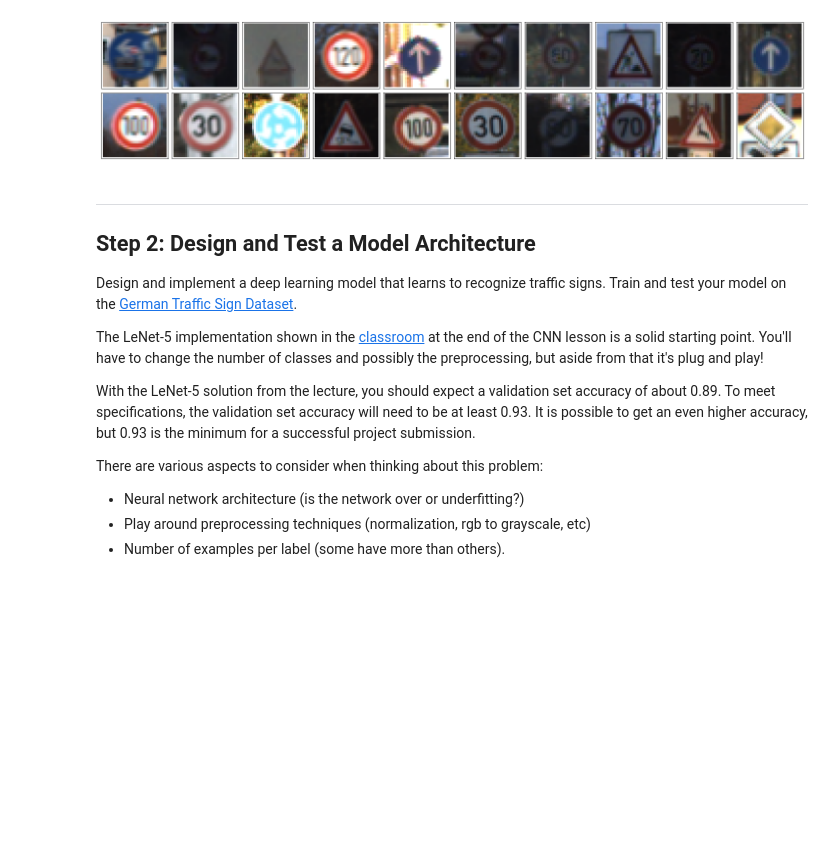
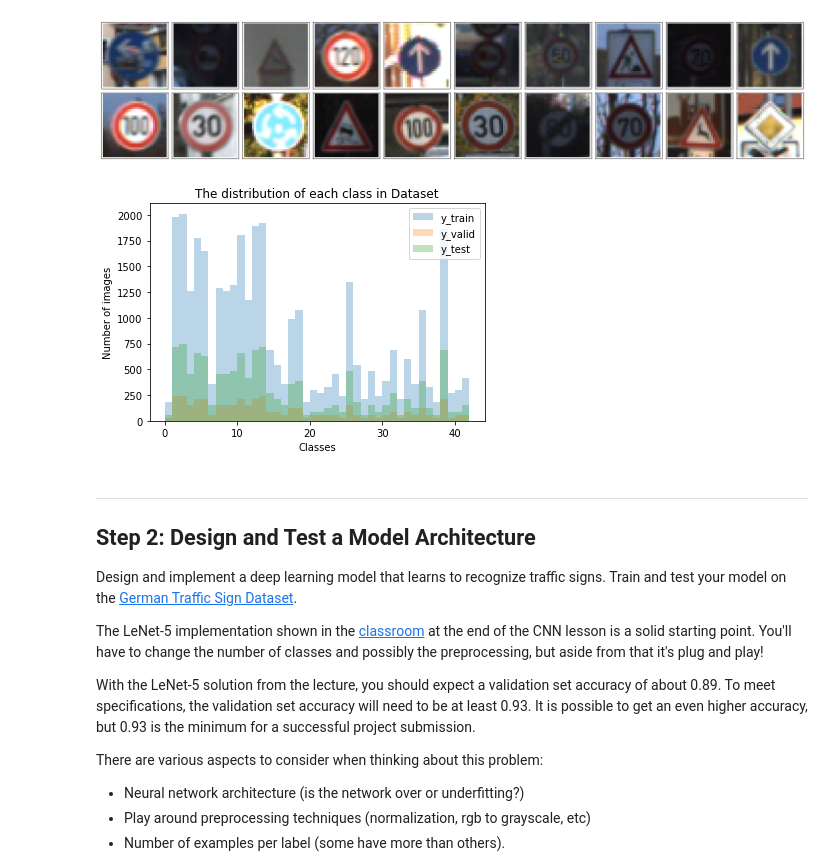
Before and after one commit to lc8631058/Autonomous-Driving-Projects, a Jupyter notebook: P2-Traffic-Sign-Classifier/Traffic_Sign_Classifier.ipynb, the cells around one changed output. Cells and saved outputs as stored; diff of their text form; code cells hidden in the pictures; blank space fills up the shorter version.

```diff
--- a/P2-Traffic-Sign-Classifier/Traffic_Sign_Classifier.ipynb
+++ b/P2-Traffic-Sign-Classifier/Traffic_Sign_Classifier.ipynb
@@ -139,6 +139,20 @@ for images, row in  zip([in_imgs_1, in_imgs_2], axes):
 fig.tight_layout(pad=0.1)
 # %% [output]
 [figure]
+# %%
+bins = np.arange(43)
+
+plt.hist(y_train, bins=bins, alpha=0.3, label='y_train')
+plt.hist(y_valid, bins=bins, alpha=0.3, label='y_valid')
+plt.hist(y_test, bins=bins, alpha=0.3, label='y_test')
+plt.title('The distribution of each class in Dataset')
+plt.xlabel('Classes')
+plt.ylabel('Number of images')
+plt.legend(loc='upper right')
+
+plt.show()
+# %% [output]
+[figure, added]
 # %% [markdown]
 ----
 
```
Also changed, not shown: parts of 9 cells of this notebook.
